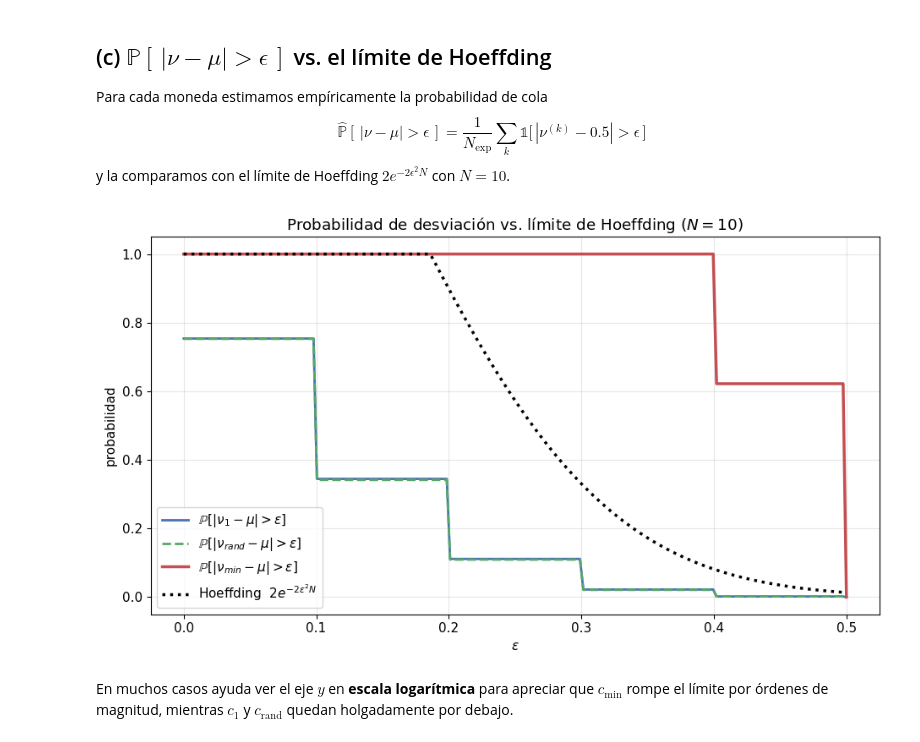
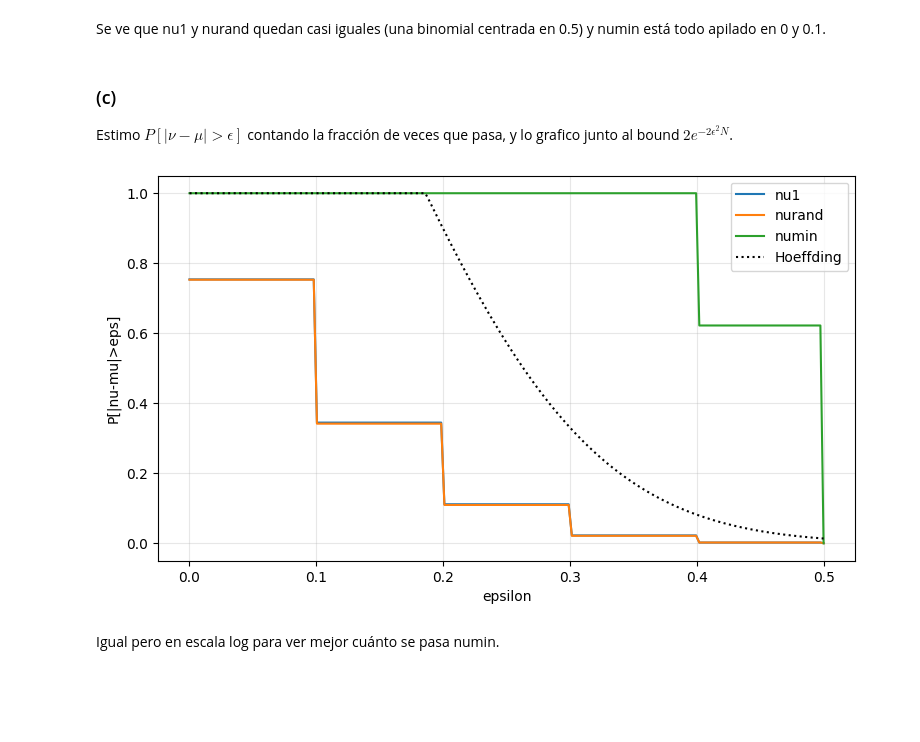
Before and after one commit to jleonib/2026-1_Math_ML, a Jupyter notebook: Ejercicio_1_10.ipynb, the cells around one changed output. Saved outputs shown, nothing was run; the diff lists cells and outputs as text; code cells hidden in the pictures; blank space fills up the shorter version.

```diff
--- a/Ejercicio_1_10.ipynb
+++ b/Ejercicio_1_10.ipynb
@@ -22,9 +12,7 @@ es válido para una **hipótesis fija elegida de antemano**. Veremos que $c_1$ y
 import numpy as np
 import matplotlib.pyplot as plt
 
-rng_global_seed = 42          # reproducibilidad
-N_FLIPS   = 10                # lanzamientos por moneda
-N_COINS   = 1000              # número de monedas por experimento
-MU        = 0.5               # moneda justa: probabilidad real de cara
-
-plt.rcParams.update({"figure.figsize": (9, 4.5), "font.size": 11})
+N = 10        # lanzamientos por moneda
+n_coins = 1000
+mu = 0.5      # es una moneda justa
+seed = 42
@@ -124,34 +88,33 @@ $\nu_\text{min}$ es completamente distinta: es el **mínimo de 1000 variables**,
-# %% [markdown]
-## (c) $\mathbb{P}[\,|\nu-\mu|>\epsilon\,]$ vs. el límite de Hoeffding
-
-Para cada moneda estimamos empíricamente la probabilidad de cola
-$$\widehat{\mathbb{P}}[\,|\nu-\mu|>\epsilon\,]=\frac{1}{N_\text{exp}}\sum_{k}\mathbb{1}\big[\,|\nu^{(k)}-0.5|>\epsilon\,\big]$$
-y la comparamos con el límite de Hoeffding $2e^{-2\epsilon^2 N}$ con $N=10$.
+# %% [markdown]
+Se ve que nu1 y nurand quedan casi iguales (una binomial centrada en 0.5) y numin está todo apilado en 0 y 0.1.
+# %% [markdown]
+### (c)
+
+Estimo $P[|\nu - \mu| > \epsilon]$ contando la fracción de veces que pasa, y lo grafico junto al bound $2e^{-2\epsilon^2 N}$.
 # %%
-def tail_prob(nu_samples, eps_grid, mu=MU):
-    dev = np.abs(nu_samples - mu)
-    # P[|nu-mu| > eps] para cada eps
-    return np.array([(dev > e).mean() for e in eps_grid])
+def prob_cola(v, eps):
+    dev = np.abs(v - mu)
+    return np.array([(dev > e).mean() for e in eps])
 
 eps = np.linspace(0, 0.5, 200)
-hoeffding = np.minimum(2 * np.exp(-2 * eps**2 * N_FLIPS), 1.0)   # el bound nunca excede 1
+bound = np.minimum(2*np.exp(-2*eps**2*N), 1)
 
-p1    = tail_prob(nu_1,    eps)
-prand = tail_prob(nu_rand, eps)
-pmin  = tail_prob(nu_min,  eps)
+p1 = prob_cola(nu1, eps)
+pr = prob_cola(nurand, eps)
+pm = prob_cola(numin, eps)
 
-fig, ax = plt.subplots(figsize=(9.5, 5.5))
-ax.plot(eps, p1,    color="#4C72B0", lw=2, label=r"$\mathbb{P}[|\nu_1-\mu|>\epsilon]$")
-ax.plot(eps, prand, color="#55A868", lw=2, ls="--", label=r"$\mathbb{P}[|\nu_{rand}-\mu|>\epsilon]$")
-ax.plot(eps, pmin,  color="#C44E52", lw=2.5, label=r"$\mathbb{P}[|\nu_{min}-\mu|>\epsilon]$")
-ax.plot(eps, hoeffding, color="black", lw=2.5, ls=":", label=r"Hoeffding  $2e^{-2\epsilon^2 N}$")
-
-ax.set_xlabel(r"$\epsilon$"); ax.set_ylabel("probabilidad")
-ax.set_title("Probabilidad de desviación vs. límite de Hoeffding ($N=10$)")
-ax.legend(); ax.grid(alpha=0.3)
-plt.tight_layout(); plt.show()
+plt.figure(figsize=(9, 5))
+plt.plot(eps, p1, label="nu1")
+plt.plot(eps, pr, label="nurand")
+plt.plot(eps, pm, label="numin")
+plt.plot(eps, bound, "k:", label="Hoeffding")
+plt.xlabel("epsilon")
+plt.ylabel("P[|nu-mu|>eps]")
+plt.legend()
+plt.grid(alpha=0.3)
+plt.show()
 # %% [output]
-[figure, old version]
+[figure, new version]
-# %% [markdown]
-En muchos casos ayuda ver el eje $y$ en **escala logarítmica** para apreciar que $c_\text{min}$ rompe el límite por órdenes de magnitud, mientras $c_1$ y $c_\text{rand}$ quedan holgadamente por debajo.
+# %% [markdown]
+Igual pero en escala log para ver mejor cuánto se pasa numin.
 # %%
```
Also changed, not shown: parts of 22 cells of this notebook.
